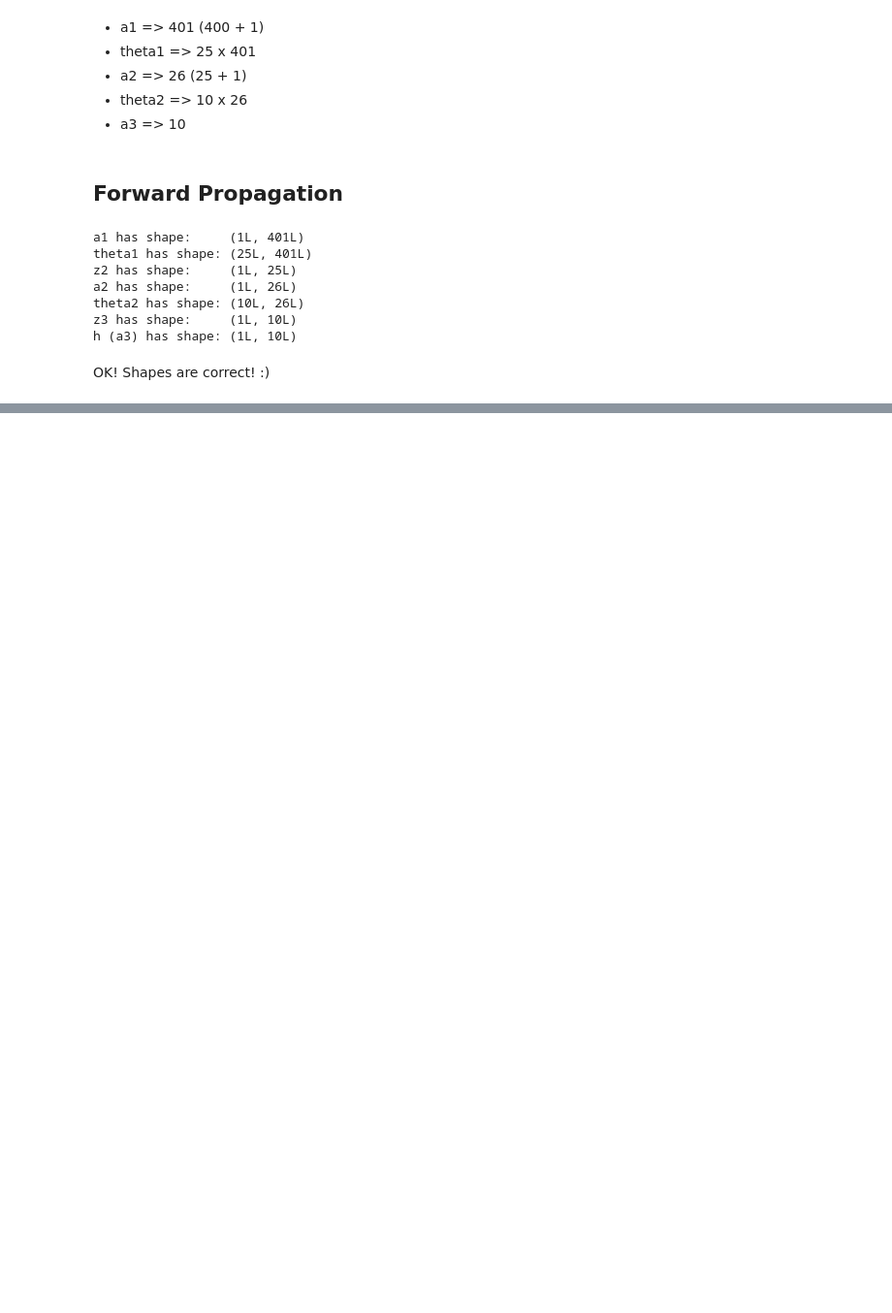
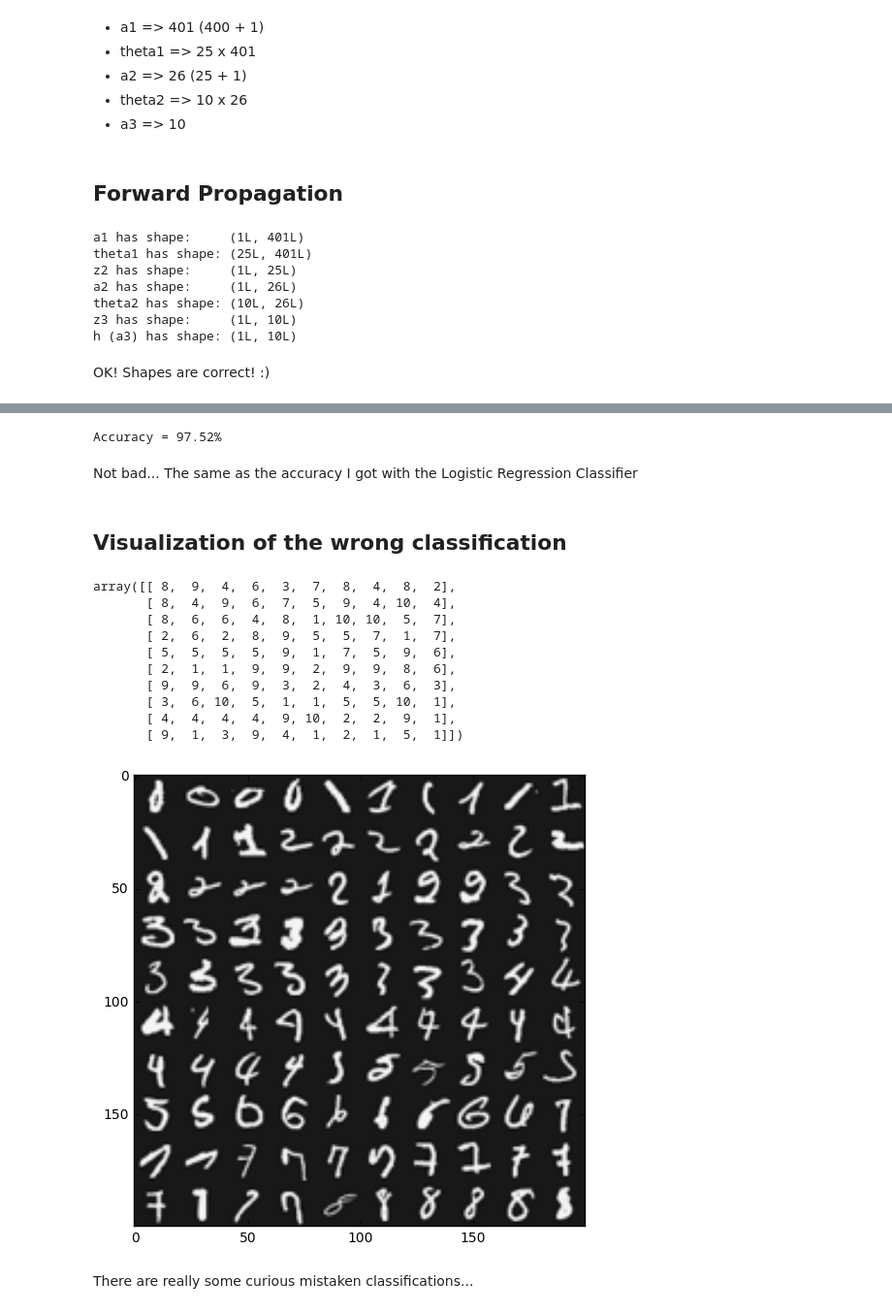
Before and after one commit to eduardbonada/ML-AndrewNg, a Jupyter notebook: ex3/ex3. Multi-class Classification (Neural Networks).ipynb, the cells around one changed output, grey strips where cells are left out. Shown at 97% size. Cells and saved outputs as stored; diff of their text form; code cells hidden in the pictures; blank space fills up the shorter version.

```diff
--- a/ex3/ex3. Multi-class Classification (Neural Networks).ipynb
+++ b/ex3/ex3. Multi-class Classification (Neural Networks).ipynb
@@ -104,0 +126,62 @@ OK! Shapes are correct! :)
+# %%
+# Compute accuracy of the classifier
+accuracy = float(num_correct) / (num_correct + len(incorrect_indices))
+print('Accuracy = {0}%'.format(accuracy * 100))
+# %% [output]
+Accuracy = 97.52%
+# %% [markdown]
+Not bad... The same as the accuracy I got with the Logistic Regression Classifier
+# %% [markdown]
+## Visualization of the wrong classification
+# %%
+# Helper functions to visualize the data (from https://github.com/kaleko/CourseraML/blob/master/ex3/ex3.ipynb)
+
+import scipy.misc #Used to show matrix as an image
+import random #To pick random images to display
+import matplotlib.cm as cm #Used to display images in a specific colormap
+
+def getDatumImg(row):
+    # Function that is handed a single np array with shape 1x400, creates an image object from it, and returns it
+    width, height = 20, 20
+    square = row[0:].reshape(width,height)
+    return square.T
+
+def displayData(indices_to_display = None):
+    # Function that picks 100 random rows from X, creates a 20x20 image from each, then stitches them together into a 10x10 grid of images, and shows it
+    width, height = 20, 20
+    nrows, ncols = 10, 10
+    if not indices_to_display:
+        indices_to_display = random.sample(range(X.shape[0]), nrows*ncols)
+
+    big_picture = np.zeros((height*nrows,width*ncols))
+
+    irow, icol = 0, 0
+    for idx in indices_to_display:
+        if icol == ncols:
+            irow += 1
+            icol  = 0
+        iimg = getDatumImg(X[idx])
+        big_picture[irow*height:irow*height+iimg.shape[0],icol*width:icol*width+iimg.shape[1]] = iimg
+        icol += 1
+    fig = plt.figure(figsize=(6,6))
+    img = scipy.misc.toimage( big_picture )
+    plt.imshow(img,cmap = cm.Greys_r)
+# %%
+# Visualization of the first 100 wrong predictions
+displayData(incorrect_indices[:100])
+y_predictions_np = np.array(y_predictions)
+y_predictions_np[incorrect_indices[:100]].reshape(10,10)
+# %% [output]
+array([[ 8,  9,  4,  6,  3,  7,  8,  4,  8,  2],
+       [ 8,  4,  9,  6,  7,  5,  9,  4, 10,  4],
+       [ 8,  6,  6,  4,  8,  1, 10, 10,  5,  7],
+       [ 2,  6,  2,  8,  9,  5,  5,  7,  1,  7],
+       [ 5,  5,  5,  5,  9,  1,  7,  5,  9,  6],
+       [ 2,  1,  1,  9,  9,  2,  9,  9,  8,  6],
+       [ 9,  9,  6,  9,  3,  2,  4,  3,  6,  3],
+       [ 3,  6, 10,  5,  1,  1,  5,  5, 10,  1],
+       [ 4,  4,  4,  4,  9, 10,  2,  2,  9,  1],
+       [ 9,  1,  3,  9,  4,  1,  2,  1,  5,  1]])
+[figure, added]
+# %% [markdown]
+There are really some curious mistaken classifications...
```
Also changed, not shown: parts of 4 cells of this notebook, 2 other files.
